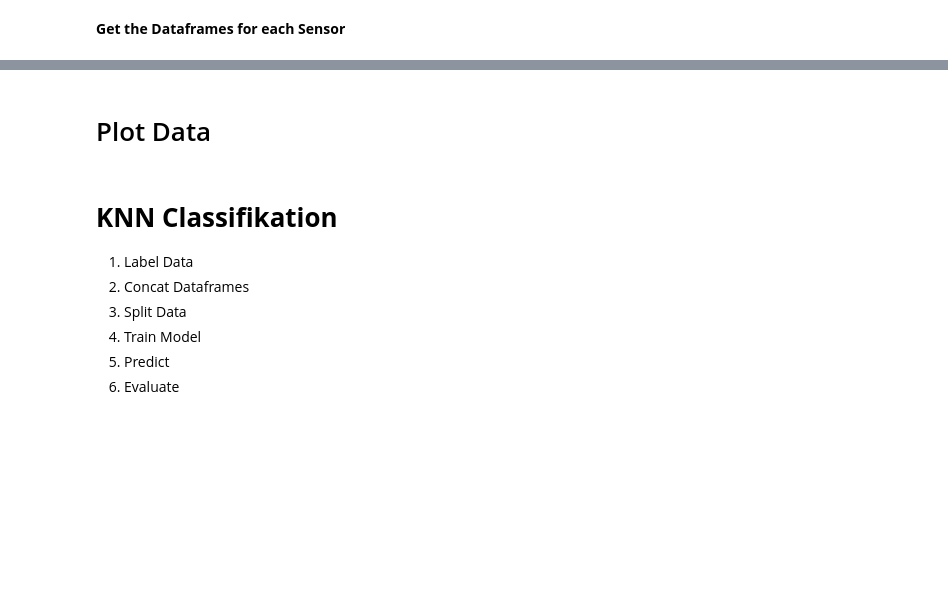
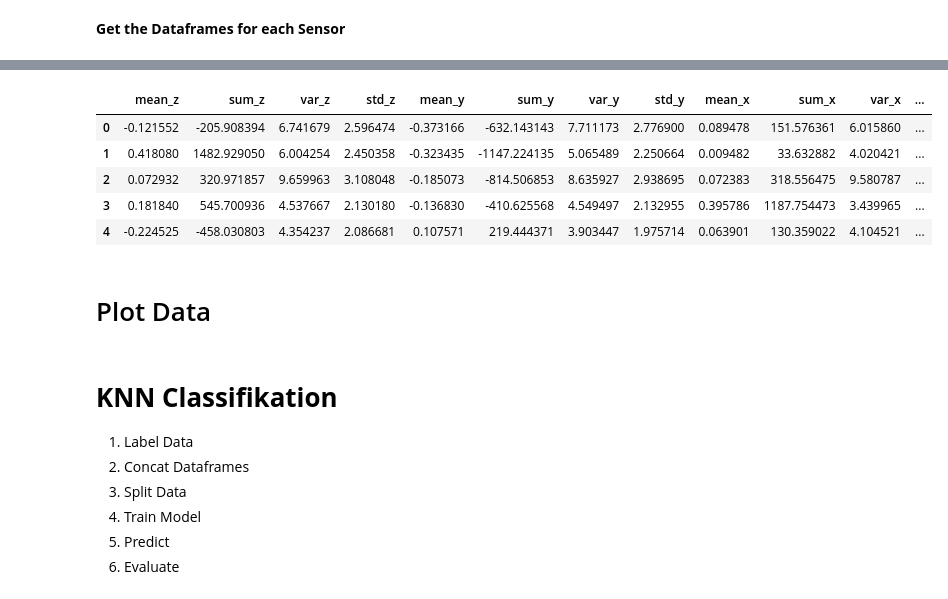
Before and after one commit to Wipfla/ML4B_App, a Jupyter notebook: ML_Marvin.ipynb, the cells around one changed output, grey strips where cells are left out. Saved outputs shown, nothing was run; the diff lists cells and outputs as text; code cells hidden in the pictures; blank space fills up the shorter version.

```diff
--- a/ML_Marvin.ipynb
+++ b/ML_Marvin.ipynb
@@ -166,3 +181,0 @@ df_JJ5 = loadJsonData('jumping jacks 5', 'data/JumpingsJacks-pierre-2.json')
-# %%
-#alle dataframes in eine liste
-allDf = [df_walk1, df_walk2, df_walk3, df_walk4, df_push1, df_push2, df_push3, df_push4, df_push5, df_JJ1, df_JJ2, df_JJ3, df_JJ4, df_JJ5]
@@ -212,9 +274,12 @@ for df in allOriDf:
 #Drop all sensor columns
 for df in allAccDf:
     df.drop(['sensor'], axis=1, inplace=True)
+    df.drop(['seconds_elapsed'], axis=1, inplace=True)
 
 for df in allGyrDf:
     df.drop(['sensor'], axis=1, inplace=True)
+    df.drop(['seconds_elapsed'], axis=1, inplace=True)
 
 for df in allOriDf:
     df.drop(['sensor'], axis=1, inplace=True)
+    df.drop(['seconds_elapsed'], axis=1, inplace=True)
@@ -268,0 +344,37 @@ df_walk1.describe()
+# %%
+Acc_metrics_df = pd.DataFrame()
+
+for df in allAccDf:
+    metrics = {}  # Dictionary to store the metrics for each dataframe
+
+    # Calculate and store the metrics for the current dataframe
+    metrics['mean_z'] = df['z'].mean()
+    metrics['sum_z'] = df['z'].sum()
+    metrics['var_z'] = df['z'].var()
+    metrics['std_z'] = df['z'].std()
+
+    metrics['mean_y'] = df['y'].mean()
+    metrics['sum_y'] = df['y'].sum()
+    metrics['var_y'] = df['y'].var()
+    metrics['std_y'] = df['y'].std()
+
+    metrics['mean_x'] = df['x'].mean()
+    metrics['sum_x'] = df['x'].sum()
+    metrics['var_x'] = df['x'].var()
+    metrics['std_x'] = df['x'].std()
+
+    # Add more metrics as needed
+
+    # Append the label column from the current dataframe to the metrics dictionary
+    metrics['activity'] = df['activity']
+
+    # Append the metrics dictionary as a new row to the metrics dataframe
+    Acc_metrics_df = Acc_metrics_df.append(metrics, ignore_index=True)
+#change activity to string
+Acc_metrics_df['activity'] = Acc_metrics_df['activity'].astype(str)
+#short string to 10 characters
+Acc_metrics_df['activity'] = Acc_metrics_df['activity'].str[:21]
+#delete all numbers from string
+Acc_metrics_df['activity'] = Acc_metrics_df['activity'].str.replace('\d+', '')
+#detelte all empty spaces
+Acc_metrics_df['activity'] = Acc_metrics_df['activity'].str.replace(' ', '')
@@ -269,3 +496,12 @@ df_walk1.describe()
+# %%
+Acc_metrics_df.head()
+# %% [output]
+|  | mean_z | sum_z | var_z | std_z | mean_y | sum_y | var_y | std_y | mean_x | sum_x | var_x | ... |
+| 0 | -0.121552 | -205.908394 | 6.741679 | 2.596474 | -0.373166 | -632.143143 | 7.711173 | 2.776900 | 0.089478 | 151.576361 | 6.015860 | ... |
+| 1 | 0.418080 | 1482.929050 | 6.004254 | 2.450358 | -0.323435 | -1147.224135 | 5.065489 | 2.250664 | 0.009482 | 33.632882 | 4.020421 | ... |
+| 2 | 0.072932 | 320.971857 | 9.659963 | 3.108048 | -0.185073 | -814.506853 | 8.635927 | 2.938695 | 0.072383 | 318.556475 | 9.580787 | ... |
+| 3 | 0.181840 | 545.700936 | 4.537667 | 2.130180 | -0.136830 | -410.625568 | 4.549497 | 2.132955 | 0.395786 | 1187.754473 | 3.439965 | ... |
+| 4 | -0.224525 | -458.030803 | 4.354237 | 2.086681 | 0.107571 | 219.444371 | 3.903447 | 1.975714 | 0.063901 | 130.359022 | 4.104521 | ... |
 # %% [markdown]
 # Plot Data
 # %%
```
Also changed, not shown: parts of 28 cells of this notebook.
